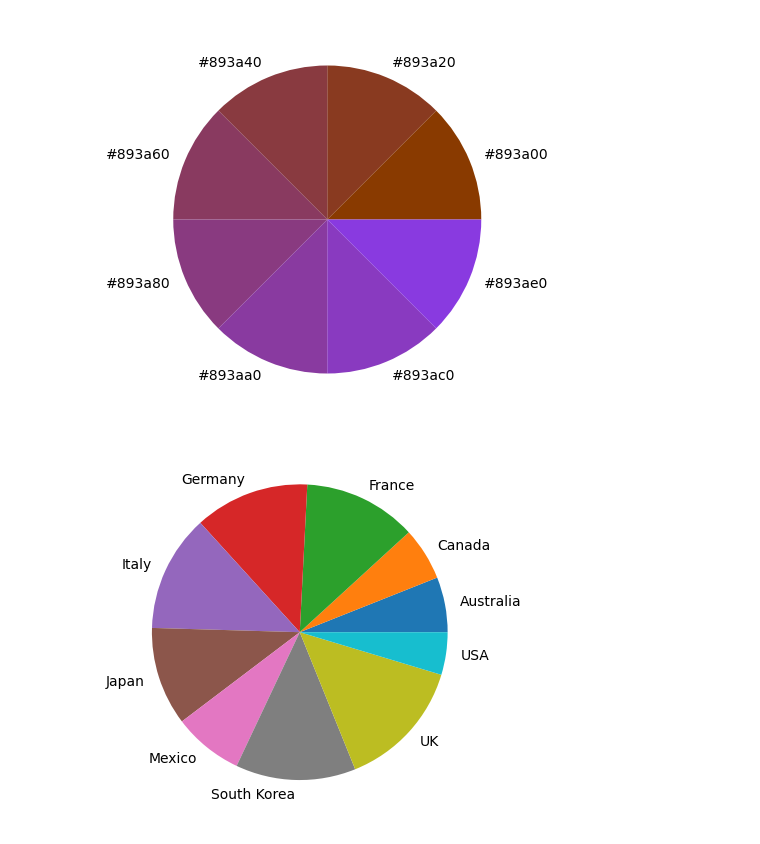
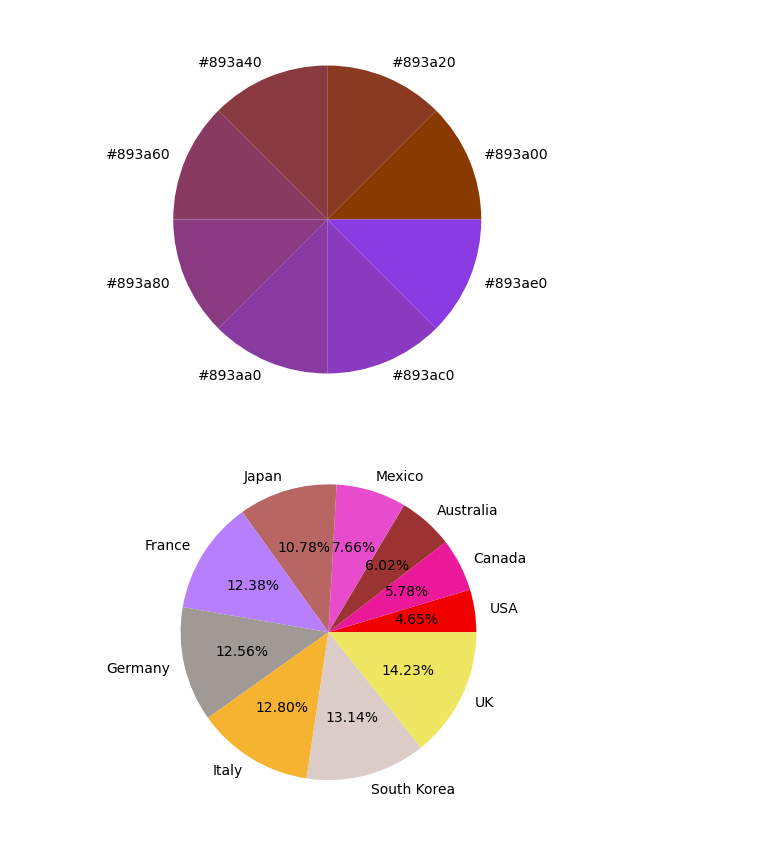
Before and after one commit to Indian-otaku/Data-Visualization, a Jupyter notebook: DataVisualization1.ipynb, the cells around one changed output. Drawn from its saved outputs; the diff is of its cells as text; code cells hidden in the pictures.

Commit message:
Updated DataVisualization.ipynb

```diff
--- a/DataVisualization1.ipynb
+++ b/DataVisualization1.ipynb
@@ -128,11 +128,13 @@ plt.show()
 # %% [output]
 [figure]
 # %%
+year = 2002
 labels = np.array(gas_prices_db.columns[1:])
-year = 2002
 x = gas_prices_db.loc[gas_prices_db['Year'] == year].to_numpy()[0,1:]
-colors = ['#e214{:02}'.format(i) for i in range(0,256,)]
-plt.pie(x=x,labels=labels)
+arr = np.array([x,labels]).T
+x,labels = arr[arr[:,0].argsort(0)].T
+colors = ['#{:02x}{:04x}'.format(np.random.randint(128,256),i) for i in range(0,256**2,6553)]
+plt.pie(x=x,labels=labels,colors=colors,autopct='%.2f%%')
 plt.show()
 # %% [output]
-[figure, old version]
+[figure, new version]
```
Also changed, not shown: parts of 3 cells of this notebook.
